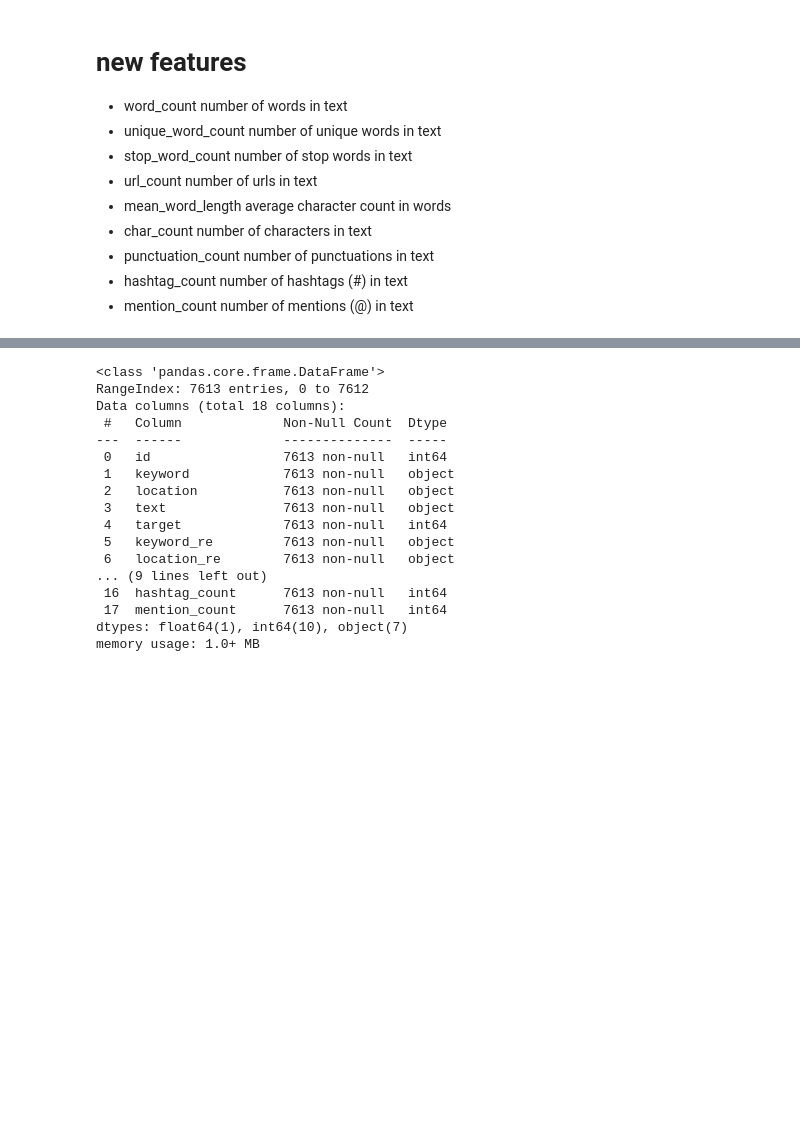
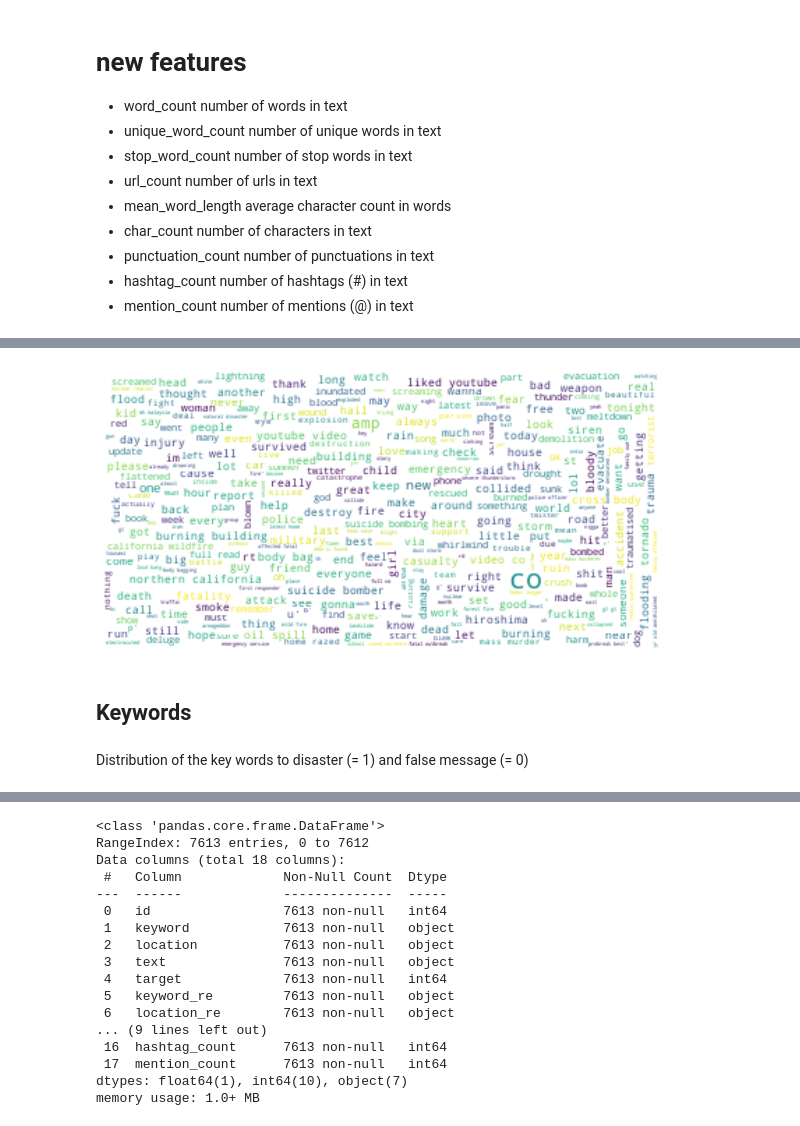
Before and after one commit to TTD-JPO/TDD-project, a Jupyter notebook: Main_TweetDisasterDetection.ipynb, the cells around one changed output, grey strips where cells are left out. Drawn from its saved outputs; the diff is of its cells as text; code cells hidden in the pictures; blank space fills up the shorter version.

```diff
--- a/Main_TweetDisasterDetection.ipynb
+++ b/Main_TweetDisasterDetection.ipynb
@@ -551,0 +570,25 @@ displacy.render(sents[3],style="ent" ,jupyter=True, options = {'distance' : 100}
+# %%
+from collections import Counter
+
+genres=list(dtt_clean['text'])
+gen=[]
+
+for i in genres:
+    i=list(i.split(','))
+    for j in i:
+        gen.append(j.replace(' '," "))
+g=Counter(gen)
+
+from wordcloud import WordCloud, STOPWORDS, ImageColorGenerator
+
+text = list(set(gen))
+#plt.rcParams['figure.figsize'] = (20, 20)
+wordcloud = WordCloud(max_font_size=20, max_words=1000,background_color="white", width=500, height=500).generate(str(text))
+plt.figure(figsize=(10,10))
+plt.imshow(wordcloud,interpolation="bilinear")
+plt.axis("off")
+plt.show()
+# %% [output]
+[figure, added]
+# %% [markdown]
+## Keywords
@@ -551,0 +597,2 @@ displacy.render(sents[3],style="ent" ,jupyter=True, options = {'distance' : 100}
+# %% [markdown]
+Distribution of the key words to disaster (= 1) and false message (= 0)
```
Also changed, not shown: parts of 27 cells of this notebook.
